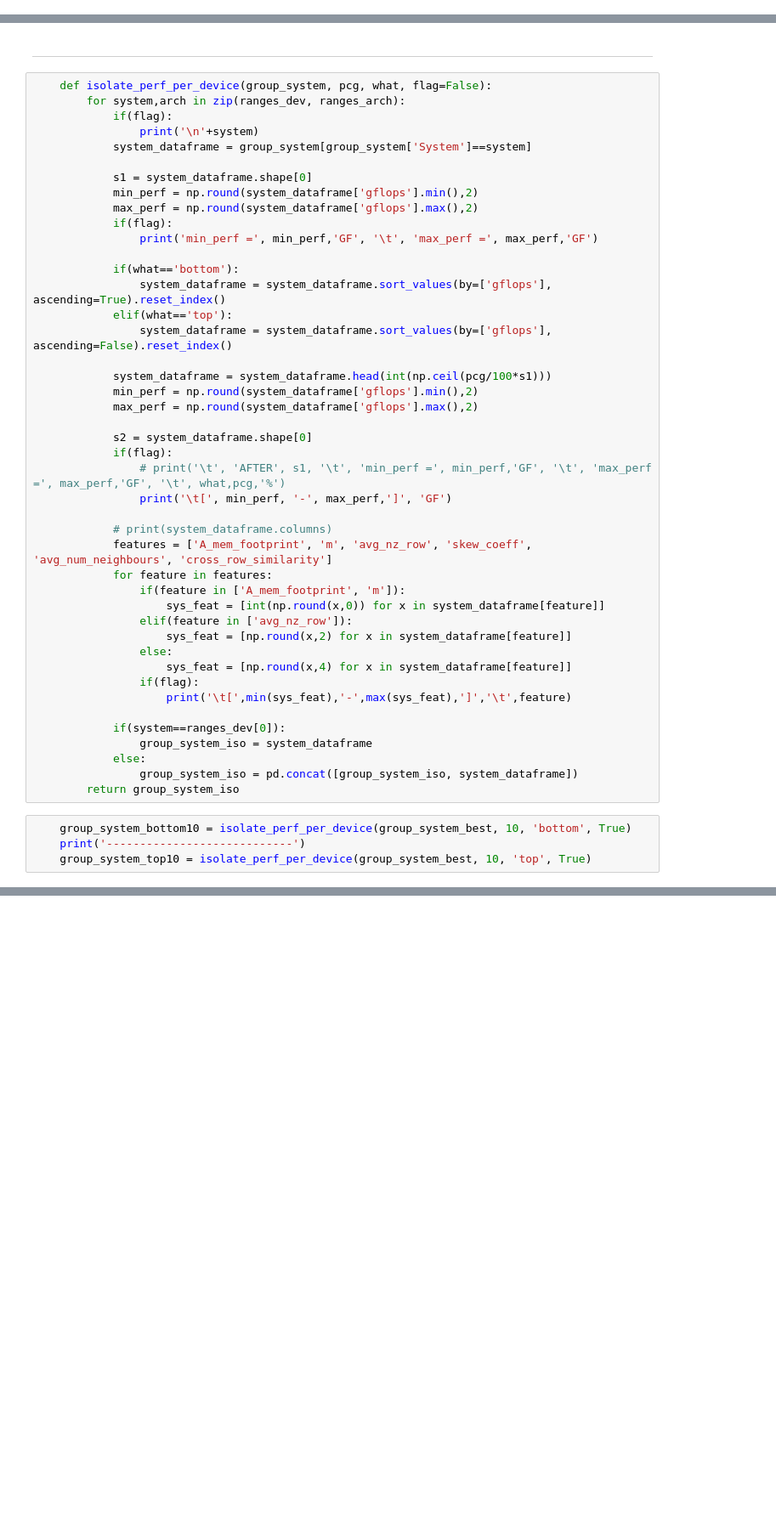
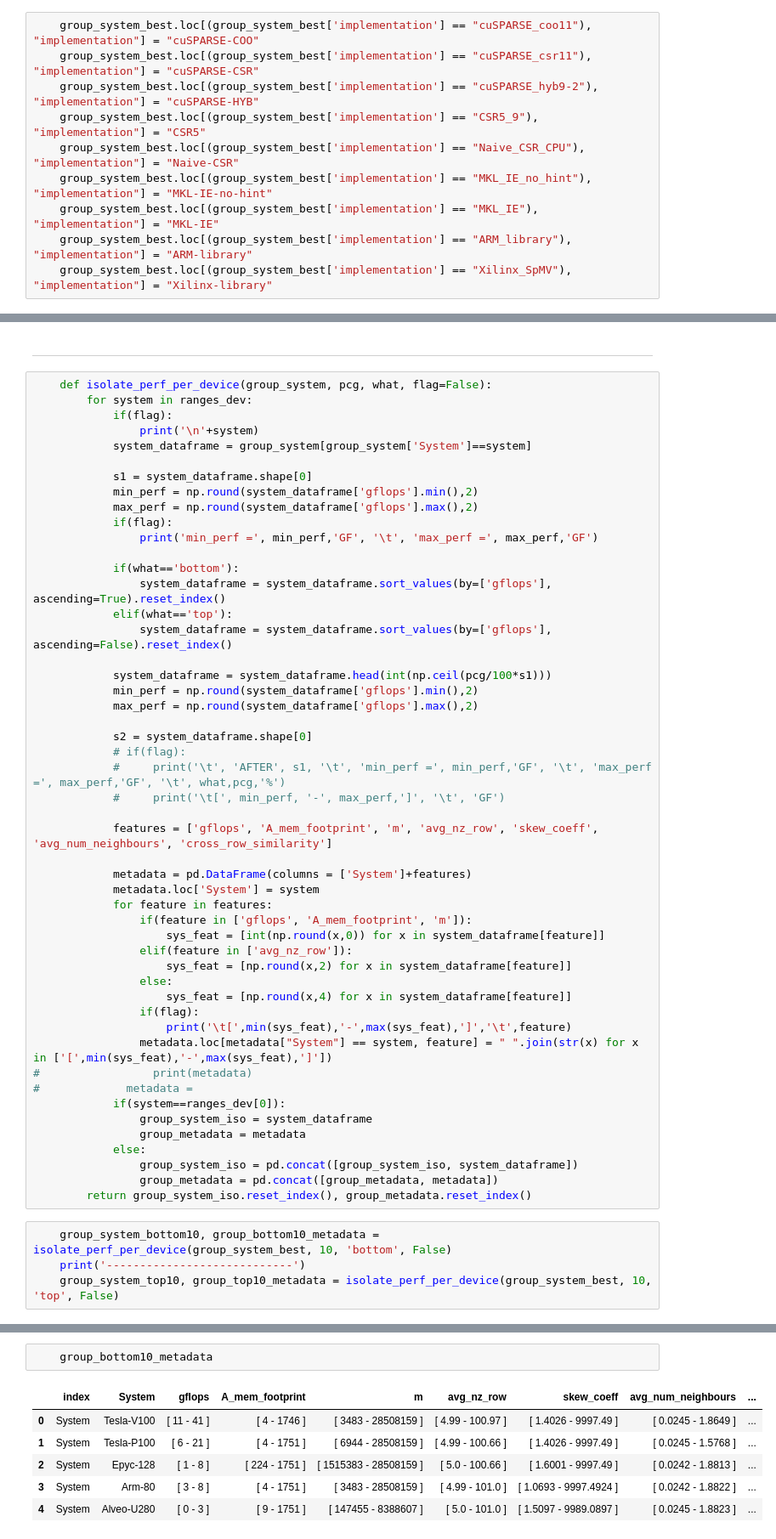
Before and after one commit to cslab-ntua/SpMV-Research, a Jupyter notebook: Pythonia/synthetic_plotter.ipynb, the cells around one changed output, grey strips where cells are left out. Shown at 85% size. Drawn from its saved outputs; the diff is of its cells as text; blank space fills up the shorter version.

```diff
--- a/Pythonia/synthetic_plotter.ipynb
+++ b/Pythonia/synthetic_plotter.ipynb
@@ -499,3 +373,13 @@ for dtype in dtypes:
+# %%
+    group_system_best.loc[(group_system_best['implementation'] == "cuSPARSE_coo11"), "implementation"] = "cuSPARSE-COO"
+    group_system_best.loc[(group_system_best['implementation'] == "cuSPARSE_csr11"), "implementation"] = "cuSPARSE-CSR"
+    group_system_best.loc[(group_system_best['implementation'] == "cuSPARSE_hyb9-2"), "implementation"] = "cuSPARSE-HYB"
+    group_system_best.loc[(group_system_best['implementation'] == "CSR5_9"), "implementation"] = "CSR5"
+    group_system_best.loc[(group_system_best['implementation'] == "Naive_CSR_CPU"), "implementation"] = "Naive-CSR"
+    group_system_best.loc[(group_system_best['implementation'] == "MKL_IE_no_hint"), "implementation"] = "MKL-IE-no-hint"
+    group_system_best.loc[(group_system_best['implementation'] == "MKL_IE"), "implementation"] = "MKL-IE"
+    group_system_best.loc[(group_system_best['implementation'] == "ARM_library"), "implementation"] = "ARM-library"
+    group_system_best.loc[(group_system_best['implementation'] == "Xilinx_SpMV"), "implementation"] = "Xilinx-library"
 # %% [markdown]
 ---
 # %%
@@ -597,7 +497,7 @@ for dtype in dtypes:
 ---
 # %%
     def isolate_perf_per_device(group_system, pcg, what, flag=False):
-        for system,arch in zip(ranges_dev, ranges_arch):
+        for system in ranges_dev:
             if(flag):
                 print('\n'+system)
             system_dataframe = group_system[group_system['System']==system]
@@ -618,14 +518,16 @@ for dtype in dtypes:
             max_perf = np.round(system_dataframe['gflops'].max(),2)
 
             s2 = system_dataframe.shape[0]
-            if(flag):
-                # print('\t', 'AFTER', s1, '\t', 'min_perf =', min_perf,'GF', '\t', 'max_perf =', max_perf,'GF', '\t', what,pcg,'%')
-                print('\t[', min_perf, '-', max_perf,']', 'GF')
+            # if(flag):
+            #     print('\t', 'AFTER', s1, '\t', 'min_perf =', min_perf,'GF', '\t', 'max_perf =', max_perf,'GF', '\t', what,pcg,'%')
+            #     print('\t[', min_perf, '-', max_perf,']', '\t', 'GF')
 
-            # print(system_dataframe.columns)
-            features = ['A_mem_footprint', 'm', 'avg_nz_row', 'skew_coeff', 'avg_num_neighbours', 'cross_row_similarity']
+            features = ['gflops', 'A_mem_footprint', 'm', 'avg_nz_row', 'skew_coeff', 'avg_num_neighbours', 'cross_row_similarity']
+
+            metadata = pd.DataFrame(columns = ['System']+features)
+            metadata.loc['System'] = system
             for feature in features:
-                if(feature in ['A_mem_footprint', 'm']):
+                if(feature in ['gflops', 'A_mem_footprint', 'm']):
                     sys_feat = [int(np.round(x,0)) for x in system_dataframe[feature]]
                 elif(feature in ['avg_nz_row']):
                     sys_feat = [np.round(x,2) for x in system_dataframe[feature]]
@@ -633,14 +535,18 @@ for dtype in dtypes:
                     sys_feat = [np.round(x,4) for x in system_dataframe[feature]]
                 if(flag):
                     print('\t[',min(sys_feat),'-',max(sys_feat),']','\t',feature)
-
+                metadata.loc[metadata["System"] == system, feature] = " ".join(str(x) for x in ['[',min(sys_feat),'-',max(sys_feat),']'])
+#                 print(metadata)
+#             metadata =
             if(system==ranges_dev[0]):
                 group_system_iso = system_dataframe
+                group_metadata = metadata
             else:
                 group_system_iso = pd.concat([group_system_iso, system_dataframe])
-        return group_system_iso
+                group_metadata = pd.concat([group_metadata, metadata])
+        return group_system_iso.reset_index(), group_metadata.reset_index()
 # %%
-    group_system_bottom10 = isolate_perf_per_device(group_system_best, 10, 'bottom', True)
+    group_system_bottom10, group_bottom10_metadata = isolate_perf_per_device(group_system_best, 10, 'bottom', False)
     print('----------------------------')
-    group_system_top10 = isolate_perf_per_device(group_system_best, 10, 'top', True)
+    group_system_top10, group_top10_metadata = isolate_perf_per_device(group_system_best, 10, 'top', False)
 # %% [output]
@@ -743,0 +629,9 @@ min_perf = 6.46 GF       max_perf = 70.89 GF
+# %%
+    group_bottom10_metadata
+# %% [output]
+|  | index | System | gflops | A_mem_footprint | m | avg_nz_row | skew_coeff | avg_num_neighbours | ... |
+| 0 | System | Tesla-V100 | [ 11 - 41 ] | [ 4 - 1746 ] | [ 3483 - 28508159 ] | [ 4.99 - 100.97 ] | [ 1.4026 - 9997.49 ] | [ 0.0245 - 1.8649 ] | ... |
+| 1 | System | Tesla-P100 | [ 6 - 21 ] | [ 4 - 1751 ] | [ 6944 - 28508159 ] | [ 4.99 - 100.66 ] | [ 1.4026 - 9997.49 ] | [ 0.0245 - 1.5768 ] | ... |
+| 2 | System | Epyc-128 | [ 1 - 8 ] | [ 224 - 1751 ] | [ 1515383 - 28508159 ] | [ 5.0 - 100.66 ] | [ 1.6001 - 9997.49 ] | [ 0.0242 - 1.8813 ] | ... |
+| 3 | System | Arm-80 | [ 3 - 8 ] | [ 4 - 1751 ] | [ 3483 - 28508159 ] | [ 4.99 - 101.0 ] | [ 1.0693 - 9997.4924 ] | [ 0.0242 - 1.8822 ] | ... |
+| 4 | System | Alveo-U280 | [ 0 - 3 ] | [ 9 - 1751 ] | [ 147455 - 8388607 ] | [ 5.0 - 101.0 ] | [ 1.5097 - 9989.0897 ] | [ 0.0245 - 1.8823 ] | ... |
```
Also changed, not shown: parts of 24 cells of this notebook.
